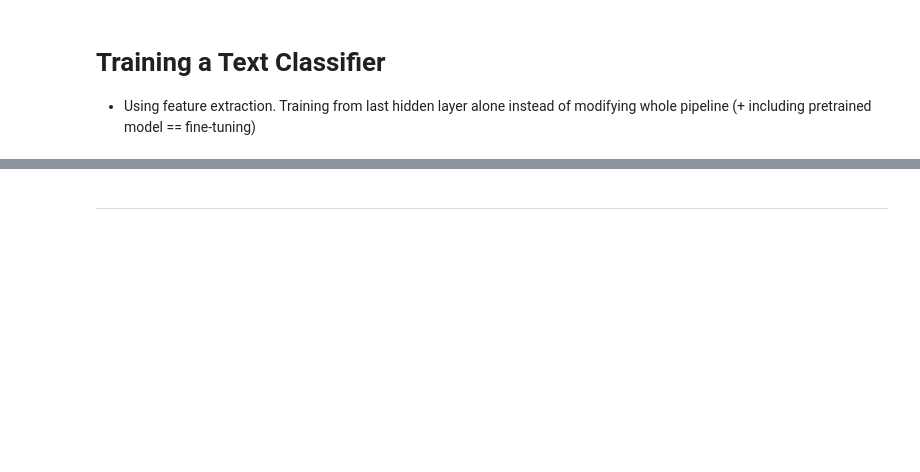
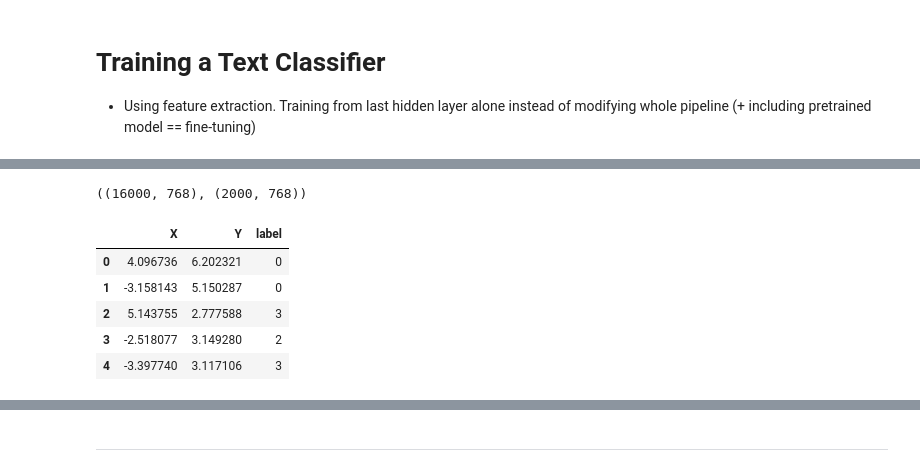
Before and after one commit to Ice-Citron/NLP-Transformer, a Jupyter notebook: Chapter 2/CS_EE_DilstilBERT_notes.ipynb, the cells around one changed output, grey strips where cells are left out. Drawn from its saved outputs; the diff is of its cells as text; code cells hidden in the pictures; blank space fills up the shorter version.

```diff
--- a/Chapter 2/CS_EE_DilstilBERT_notes.ipynb
+++ b/Chapter 2/CS_EE_DilstilBERT_notes.ipynb
@@ -174,0 +322,5 @@ print(emotions_encoded["train"].column_names)
+# %%
+inputs = {k:v.to(device) for k,v in inputs.items()}
+with torch.no_grad(): # disables the automatic calculation of gradient. Not needed during inference.
+    outputs = model(**inputs)
+print(outputs)
@@ -174,0 +342,14 @@ print(emotions_encoded["train"].column_names)
+# %%
+def extract_hidden_states(batch):
+    # Places model inputs on the GPU
+    inputs = {k:v.to(device) for k,v in batch.items() if k in tokenizer.model_input_names}
+    with torch.no_grad():
+        last_hidden_state = model(**inputs).last_hidden_state
+    return {"hidden_state": last_hidden_state[:,0].cpu().numpy()}
+# %%
+emotions_encoded.set_format("torch", columns=["input_ids", "attention_mask", "label"])
+
+emotions_hidden = emotions_encoded.map(extract_hidden_states, batched=True) # this will forces the default batch_size=1000 to be used instead
+print(emotions_hidden)
+
+emotions_hidden["train"].column_names
@@ -174,0 +375,32 @@ print(emotions_encoded["train"].column_names)
+# %%
+# Creating a feature matrix
+
+import numpy as np
+
+X_train = np.array(emotions_hidden["train"]["hidden_state"])
+X_valid = np.array(emotions_hidden["validation"]["hidden_state"])
+y_train = np.array(emotions_hidden["train"]["label"])
+y_valid = np.array(emotions_hidden["validation"]["label"])
+X_train.shape, X_valid.shape
+# %% [output]
+((16000, 768), (2000, 768))
+# %%
+# Visualising the Dataset
+from umap import UMAP
+from sklearn.preprocessing import MinMaxScaler
+
+# Scale features to [0,1] range
+X_scaled = MinMaxScaler().fit_transform(X_train)
+# Initialize and fit UMAP
+mapper = UMAP(n_components=2, metric="cosine").fit(X_scaled)
+# Create a DataFrame of 2D embeddings
+df_emb = pd.DataFrame(mapper.embedding_, columns=["X", "Y"])
+df_emb["label"] = y_train
+df_emb.head()
+# %% [output]
+|  | X | Y | label |
+| 0 | 4.096736 | 6.202321 | 0 |
+| 1 | -3.158143 | 5.150287 | 0 |
+| 2 | 5.143755 | 2.777588 | 3 |
+| 3 | -2.518077 | 3.149280 | 2 |
+| 4 | -3.397740 | 3.117106 | 3 |
```
Also changed, not shown: parts of 46 cells of this notebook, 1 other file.
